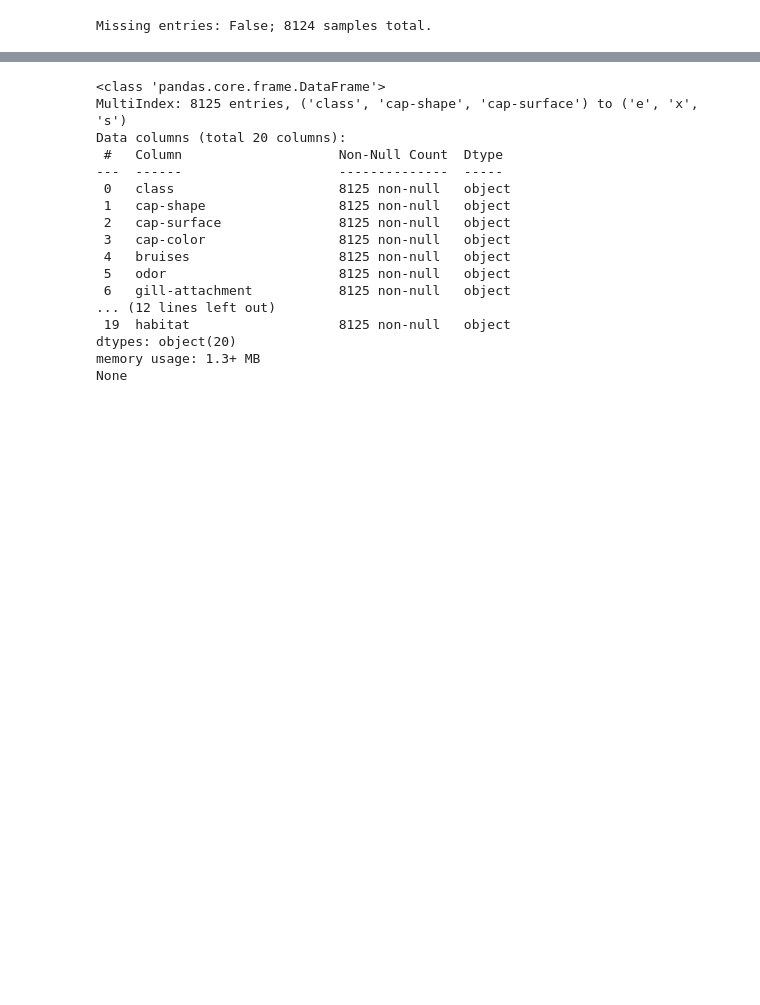
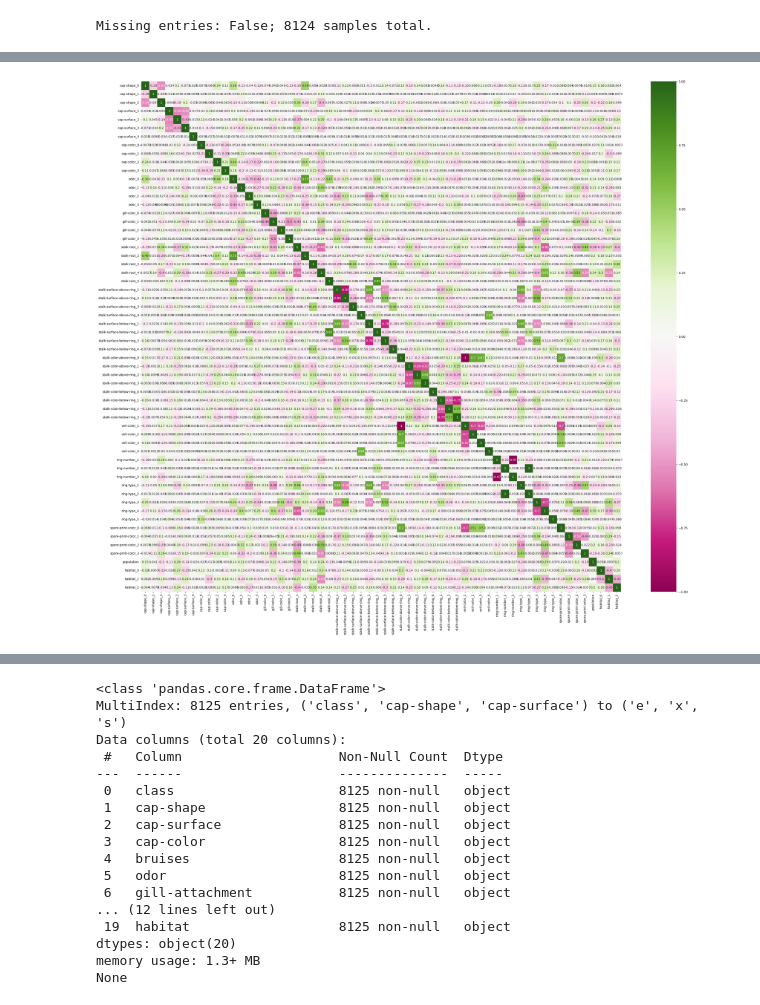
Before and after one commit to S-Bryce/ML-Lab-5, a Jupyter notebook: main.ipynb, the cells around one changed output, grey strips where cells are left out. Drawn from its saved outputs; the diff is of its cells as text; code cells hidden in the pictures; blank space fills up the shorter version.

Commit message:
Add in data preprocessing, analysis, and other core components of preparation

```diff
--- a/main.ipynb
+++ b/main.ipynb
@@ -142,0 +186,12 @@ Missing entries: False; 8124 samples total.
+# %%
+train_samples, test_samples, train_target, test_target = train_test_split(df, df_target, train_size=0.8, test_size=0.2, stratify=df_target)
+
+data_splits = StratifiedKFold(n_splits=10, shuffle=True, random_state=42)
+dataset = data_splits.split(train_samples, train_target)
+print("Number of splits:", data_splits.get_n_splits())
+
+result = next(dataset)
+# result[0][0] = in the given split, give me the first sample in the first fold, e.g.,
+# SPLIT[FOLD][SAMPLE_INDEX]
+print(train_samples.iloc[result[0][0]])
+print(train_target.iloc[result[0][0]])
@@ -142,0 +218,24 @@ Missing entries: False; 8124 samples total.
+# %%
+for column in train_samples:
+    num_values = train_samples[column].nunique()
+    if column == "population":
+        ordinal_encoder = OrdinalEncoder(cols=[column], return_df=True)
+        train_samples = ordinal_encoder.fit_transform(train_samples)
+        test_samples = ordinal_encoder.transform(test_samples)
+    elif num_values == 2:
+        train_samples = pd.get_dummies(data=train_samples, drop_first=True)
+        train_samples.drop(columns=[column], axis=1, inplace=True)
+        test_samples = pd.get_dummies(data=test_samples, drop_first=True)
+        test_samples.drop(columns=[column], axis=1, inplace=True)
+    elif 2 < num_values <= 5:
+        one_hot_encoder = OneHotEncoder(cols=[column], return_df=True)
+        train_samples = one_hot_encoder.fit_transform(train_samples)
+        test_samples = one_hot_encoder.transform(test_samples)
+    elif num_values > 5:
+        binary_encoder = BinaryEncoder(cols=[column], return_df=True)
+        train_samples = binary_encoder.fit_transform(train_samples)
+        test_samples = binary_encoder.transform(test_samples)
+    else: # 1 value
+        train_samples.drop(columns=[column], axis=1, inplace=True)
+        test_samples.drop(columns=[column], axis=1, inplace=True)
+train_samples.head()
@@ -142,0 +252,7 @@ Missing entries: False; 8124 samples total.
+# %%
+# correlation matrix
+plt.figure(figsize=(35,30))
+sns.heatmap(train_samples.corr(method="pearson"), annot=True, cmap='PiYG')
+plt.show()
+# %% [output]
+[figure, added]
```
Also changed, not shown: parts of 30 cells of this notebook.
